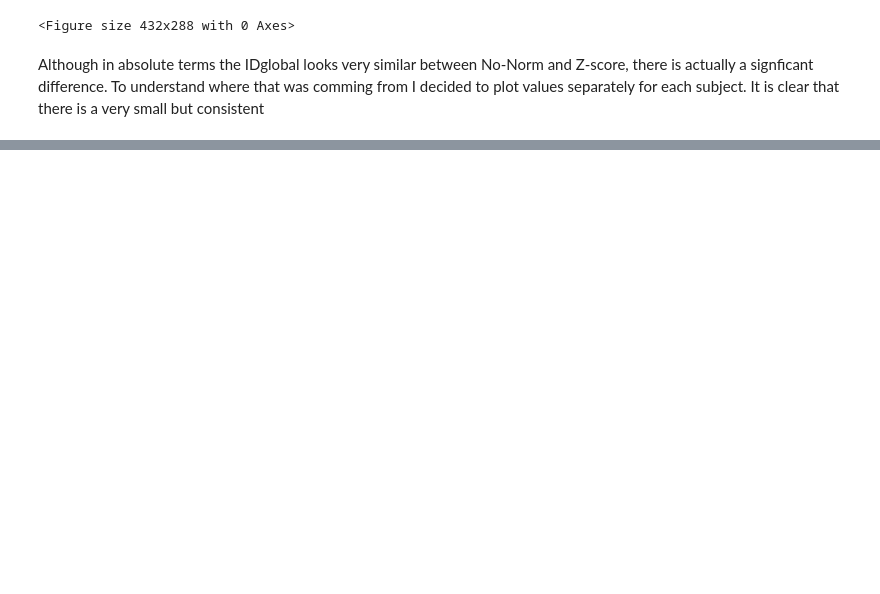
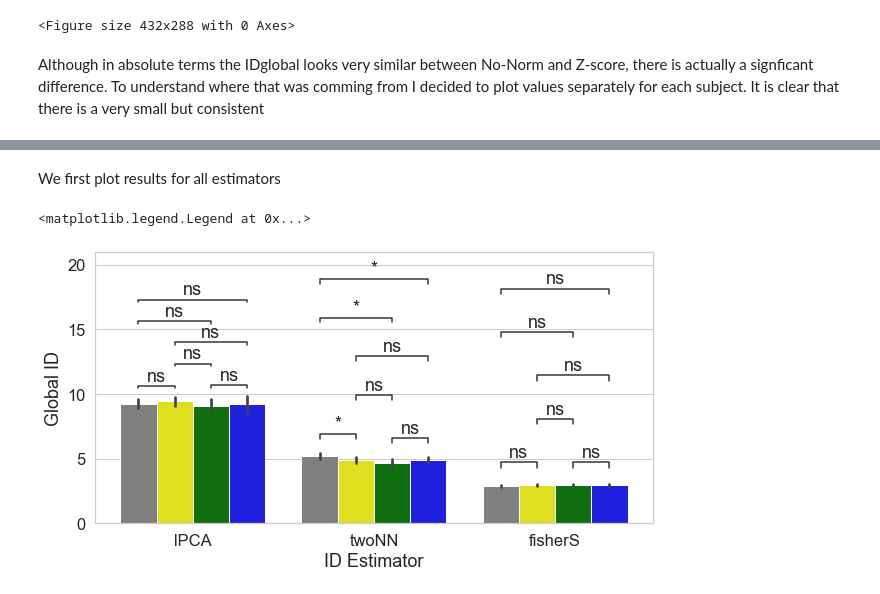
Before and after one commit to nimh-sfim/manifold_learning_fmri, a Jupyter notebook: Notebooks/N14_IDEstimation.ViewResults.ipynb, the cells around one changed output, grey strips where cells are left out. Saved outputs shown, nothing was run; the diff lists cells and outputs as text; code cells hidden in the pictures; blank space fills up the shorter version.

```diff
--- a/Notebooks/N14_IDEstimation.ViewResults.ipynb
+++ b/Notebooks/N14_IDEstimation.ViewResults.ipynb
@@ -122,0 +161,17 @@ for i,nm in enumerate(['None','Z-score']):
+# %%
+%%time
+globalID_per_task = pd.DataFrame(columns=['Subject','Task','ID Estimator','Global ID'])
+for sbj,task in tqdm(tvfc_segments.keys()):
+    tvfc = tvfc_segments[(sbj,task)]
+    # Local PCA
+    lpca_id_estimator = skdim.id.lPCA()
+    lpca_gID = lpca_id_estimator.fit_transform(tvfc.T)
+    globalID_per_task = globalID_per_task.append({'Subject':sbj,'Task':task,'ID Estimator':'lPCA','Global ID':lpca_gID}, ignore_index=True)
+    # two NN
+    twoNN_id_estimator = skdim.id.TwoNN()
+    twoNN_gID = twoNN_id_estimator.fit_transform(tvfc.T)
+    globalID_per_task = globalID_per_task.append({'Subject':sbj,'Task':task,'ID Estimator':'twoNN','Global ID':twoNN_gID}, ignore_index=True)
+    # Fisher S
+    fisherS_id_estimator = skdim.id.FisherS()
+    fisherS_gID = fisherS_id_estimator.fit_transform(tvfc.T)
+    globalID_per_task = globalID_per_task.append({'Subject':sbj,'Task':task,'ID Estimator':'fisherS','Global ID':fisherS_gID}, ignore_index=True)
@@ -122,0 +181,26 @@ for i,nm in enumerate(['None','Z-score']):
+# %% [markdown]
+We first plot results for all estimators
+# %%
+sns.set(font_scale=1.5, style='whitegrid')
+fig,ax = plt.subplots(1,1,figsize=(10,5))
+g = sns.barplot(data=globalID_per_task,y='Global ID',x='ID Estimator',hue='Task', hue_order=['REST','VIDE','MATH','BACK'], palette=['Gray','Yellow','Green','Blue'])
+pairs_lPCA    = [(('lPCA','REST'),('lPCA','BACK')),(('lPCA','REST'),('lPCA','VIDE')),(('lPCA','REST'),('lPCA','MATH')),(('lPCA','VIDE'),('lPCA','MATH')),(('lPCA','BACK'),('lPCA','MATH')),(('lPCA','VIDE'),('lPCA','BACK'))]
+pairs_twoNN   = [(('twoNN','REST'),('twoNN','BACK')),(('twoNN','REST'),('twoNN','VIDE')),(('twoNN','REST'),('twoNN','MATH')),(('twoNN','VIDE'),('twoNN','MATH')),(('twoNN','BACK'),('twoNN','MATH')),(('twoNN','VIDE'),('twoNN','BACK'))]
+pairs_fisherS = [(('fisherS','REST'),('fisherS','BACK')),(('fisherS','REST'),('fisherS','VIDE')),(('fisherS','REST'),('fisherS','MATH')),(('fisherS','VIDE'),('fisherS','MATH')),(('fisherS','BACK'),('fisherS','MATH')),(('fisherS','VIDE'),('fisherS','BACK'))]
+
+annot_lPCA = Annotator(g, pairs_lPCA, data=globalID_per_task,y='Global ID',x='ID Estimator',hue='Task', hue_order=['REST','VIDE','MATH','BACK'], palette=['Gray','Yellow','Green','Blue'])
+annot_lPCA.configure(test='t-test_paired', verbose=0, comparisons_correction='fdr_bh', text_format="star")
+annot_lPCA.apply_test()
+annot_lPCA.annotate()
+annot_twoNN = Annotator(g, pairs_twoNN, data=globalID_per_task,y='Global ID',x='ID Estimator',hue='Task', hue_order=['REST','VIDE','MATH','BACK'], palette=['Gray','Yellow','Green','Blue'])
+annot_twoNN.configure(test='t-test_paired', verbose=0, comparisons_correction='fdr_bh', text_format="star")
+annot_twoNN.apply_test()
+annot_twoNN.annotate()
+annot_fisherS = Annotator(g, pairs_fisherS, data=globalID_per_task,y='Global ID',x='ID Estimator',hue='Task', hue_order=['REST','VIDE','MATH','BACK'], palette=['Gray','Yellow','Green','Blue'])
+annot_fisherS.configure(test='t-test_paired', verbose=0, comparisons_correction='fdr_bh', text_format="star")
+annot_fisherS.apply_test()
+annot_fisherS.annotate()
+ax.legend([],[],frameon=False)
+# %% [output]
+<matplotlib.legend.Legend at 0x...>
+[figure, added]
```
Also changed, not shown: parts of 21 cells of this notebook, 1 other file.
